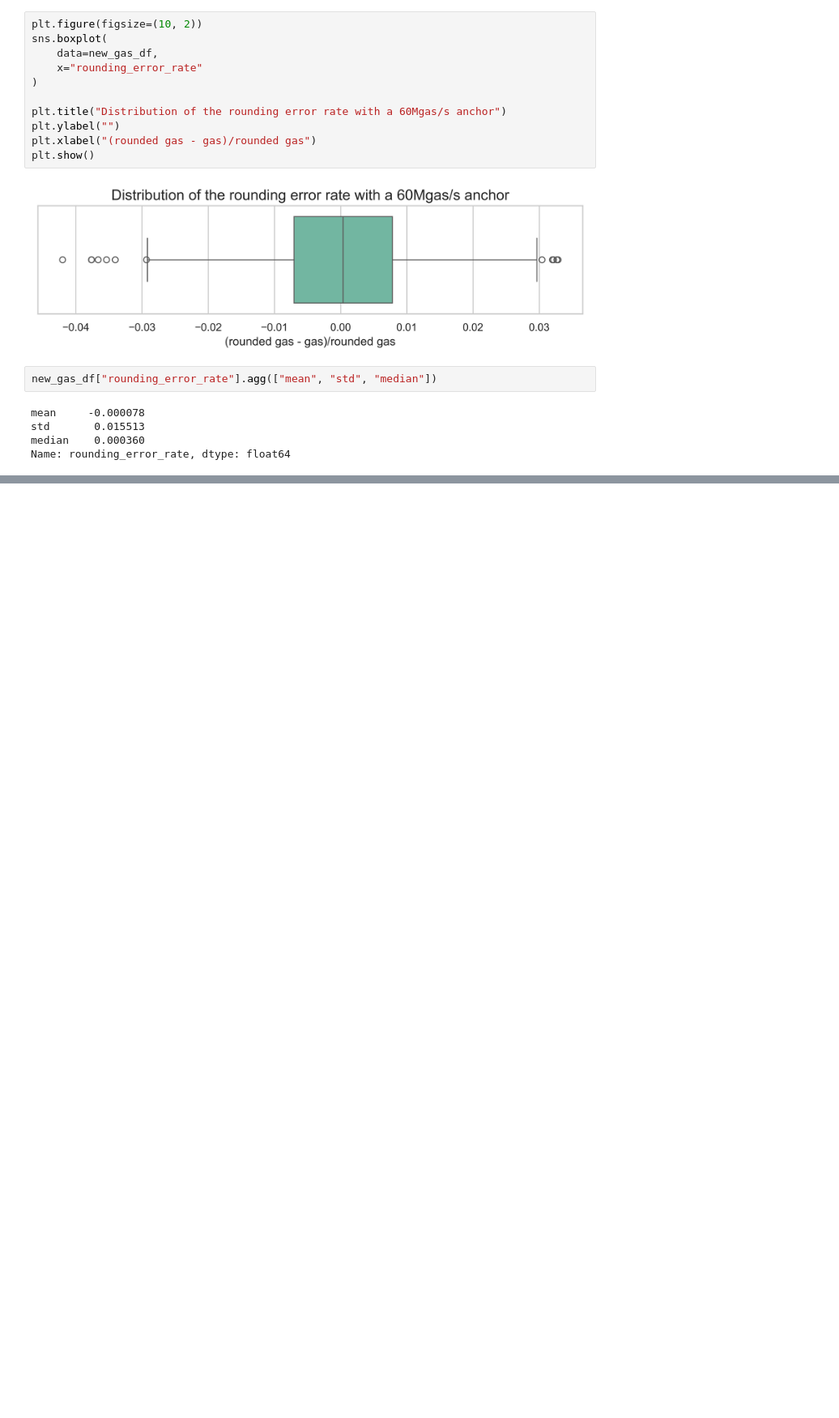
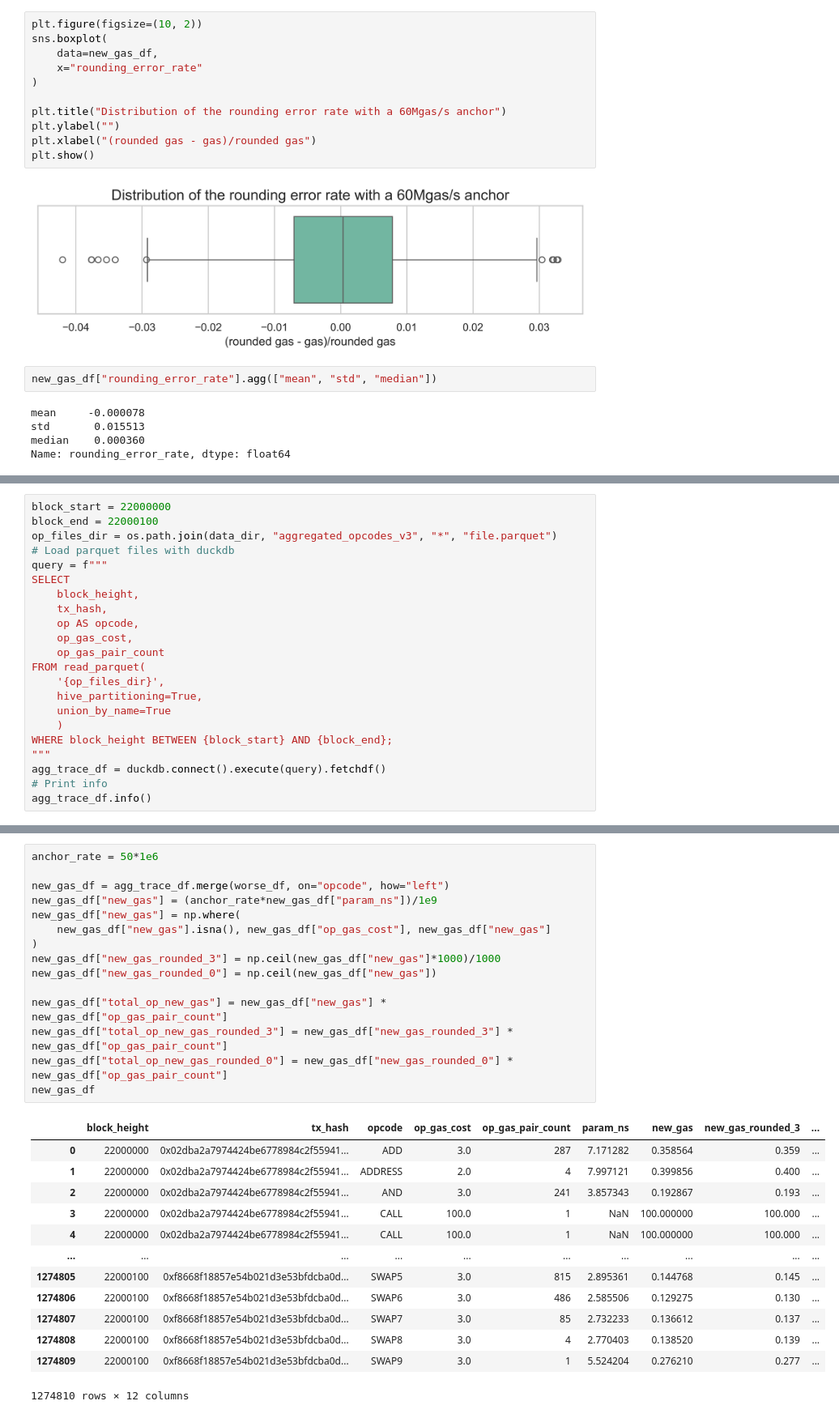
Before and after one commit to misilva73/evm-gas-repricings, a Jupyter notebook: notebooks/2.2-frac-gas-analysis.ipynb, the cells around one changed output, grey strips where cells are left out. Shown at 81% size. Cells and saved outputs as stored; diff of their text form; blank space fills up the shorter version.

```diff
--- a/notebooks/2.2-frac-gas-analysis.ipynb
+++ b/notebooks/2.2-frac-gas-analysis.ipynb
@@ -442,0 +450,22 @@ Name: rounding_error_rate, dtype: float64
+# %%
+block_start = 22000000
+block_end = 22000100
+op_files_dir = os.path.join(data_dir, "aggregated_opcodes_v3", "*", "file.parquet")
+# Load parquet files with duckdb
+query = f"""
+SELECT
+    block_height,
+    tx_hash,
+    op AS opcode,
+    op_gas_cost,
+    op_gas_pair_count
+FROM read_parquet(
+    '{op_files_dir}',
+    hive_partitioning=True,
+    union_by_name=True
+    )
+WHERE block_height BETWEEN {block_start} AND {block_end};
+"""
+agg_trace_df = duckdb.connect().execute(query).fetchdf()
+# Print info
+agg_trace_df.info()
@@ -442,0 +489,29 @@ Name: rounding_error_rate, dtype: float64
+# %%
+anchor_rate = 50*1e6
+
+new_gas_df = agg_trace_df.merge(worse_df, on="opcode", how="left")
+new_gas_df["new_gas"] = (anchor_rate*new_gas_df["param_ns"])/1e9
+new_gas_df["new_gas"] = np.where(
+    new_gas_df["new_gas"].isna(), new_gas_df["op_gas_cost"], new_gas_df["new_gas"]
+)
+new_gas_df["new_gas_rounded_3"] = np.ceil(new_gas_df["new_gas"]*1000)/1000
+new_gas_df["new_gas_rounded_0"] = np.ceil(new_gas_df["new_gas"])
+
+new_gas_df["total_op_new_gas"] = new_gas_df["new_gas"] * new_gas_df["op_gas_pair_count"]
+new_gas_df["total_op_new_gas_rounded_3"] = new_gas_df["new_gas_rounded_3"] * new_gas_df["op_gas_pair_count"]
+new_gas_df["total_op_new_gas_rounded_0"] = new_gas_df["new_gas_rounded_0"] * new_gas_df["op_gas_pair_count"]
+new_gas_df
+# %% [output]
+|  | block_height | tx_hash | opcode | op_gas_cost | op_gas_pair_count | param_ns | new_gas | new_gas_rounded_3 | ... |
+| 0 | 22000000 | 0x02dba2a7974424be6778984c2f55941... | ADD | 3.0 | 287 | 7.171282 | 0.358564 | 0.359 | ... |
+| 1 | 22000000 | 0x02dba2a7974424be6778984c2f55941... | ADDRESS | 2.0 | 4 | 7.997121 | 0.399856 | 0.400 | ... |
+| 2 | 22000000 | 0x02dba2a7974424be6778984c2f55941... | AND | 3.0 | 241 | 3.857343 | 0.192867 | 0.193 | ... |
+| 3 | 22000000 | 0x02dba2a7974424be6778984c2f55941... | CALL | 100.0 | 1 | NaN | 100.000000 | 100.000 | ... |
+| 4 | 22000000 | 0x02dba2a7974424be6778984c2f55941... | CALL | 100.0 | 1 | NaN | 100.000000 | 100.000 | ... |
+| ... | ... | ... | ... | ... | ... | ... | ... | ... | ... |
+| 1274805 | 22000100 | 0xf8668f18857e54b021d3e53bfdcba0d... | SWAP5 | 3.0 | 815 | 2.895361 | 0.144768 | 0.145 | ... |
+| 1274806 | 22000100 | 0xf8668f18857e54b021d3e53bfdcba0d... | SWAP6 | 3.0 | 486 | 2.585506 | 0.129275 | 0.130 | ... |
+| 1274807 | 22000100 | 0xf8668f18857e54b021d3e53bfdcba0d... | SWAP7 | 3.0 | 85 | 2.732233 | 0.136612 | 0.137 | ... |
+| 1274808 | 22000100 | 0xf8668f18857e54b021d3e53bfdcba0d... | SWAP8 | 3.0 | 4 | 2.770403 | 0.138520 | 0.139 | ... |
+| 1274809 | 22000100 | 0xf8668f18857e54b021d3e53bfdcba0d... | SWAP9 | 3.0 | 1 | 5.524204 | 0.276210 | 0.277 | ... |
+1274810 rows × 12 columns
```
Also changed, not shown: parts of 12 cells of this notebook, 2 other files.
